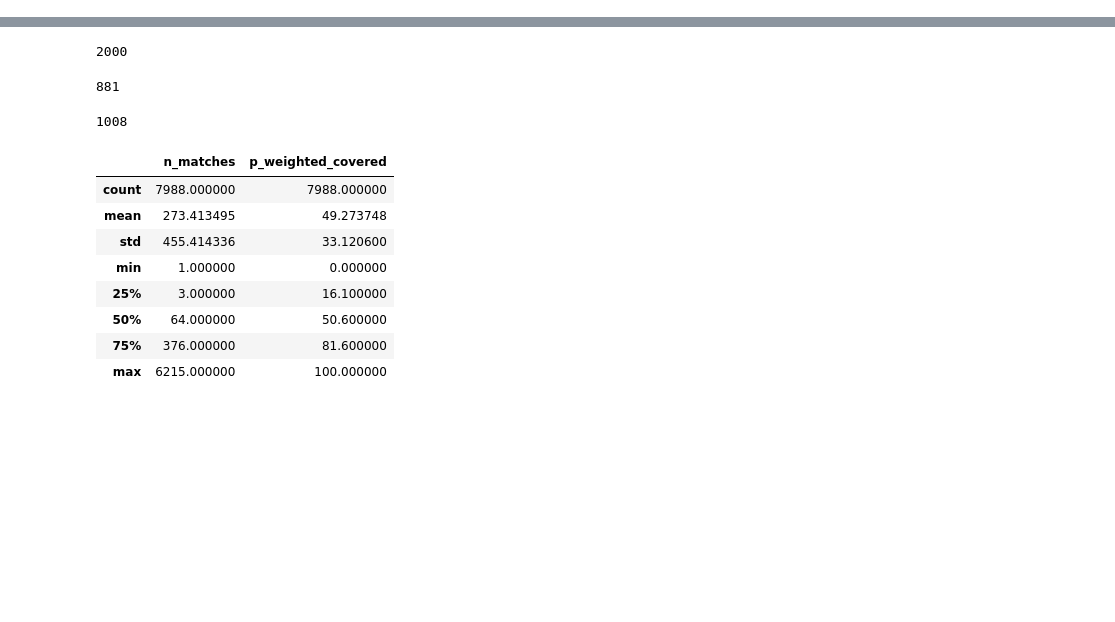
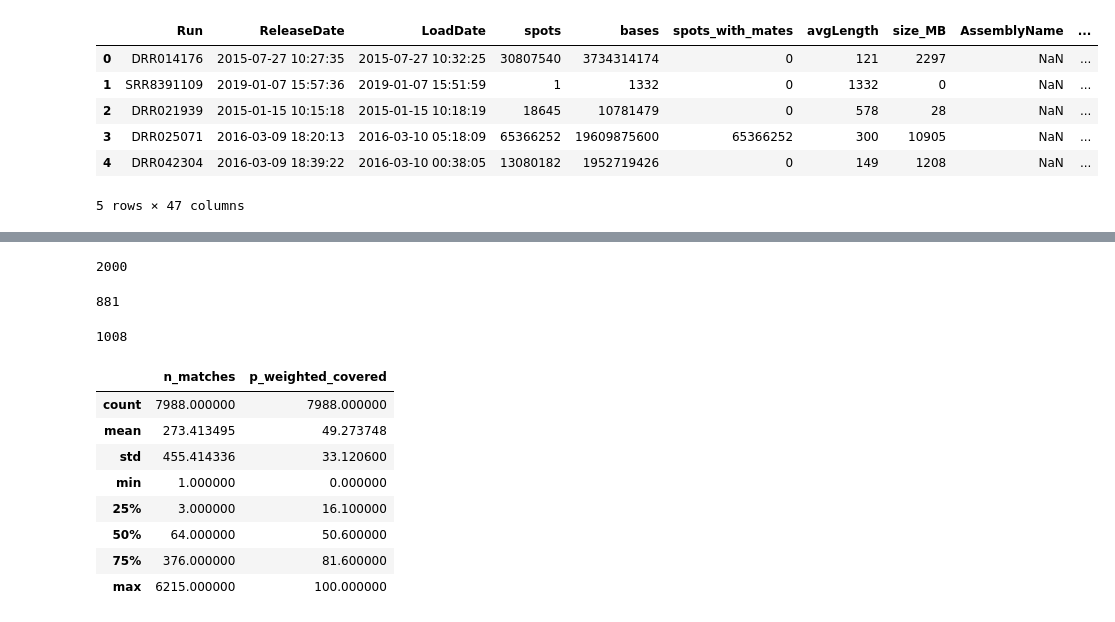
Before and after one commit to dib-lab/2022-sra-gather, a Jupyter notebook: overview.ipynb, the cells around one changed output, grey strips where cells are left out. Drawn from its saved outputs; the diff is of its cells as text; code cells hidden in the pictures; blank space fills up the shorter version.

```diff
--- a/overview.ipynb
+++ b/overview.ipynb
@@ -3,0 +14,11 @@ import pandas as pd
+# %%
+run_info = pd.read_csv('all.runinfo.csv')
+run_info.head()
+# %% [output]
+|  | Run | ReleaseDate | LoadDate | spots | bases | spots_with_mates | avgLength | size_MB | AssemblyName | ... |
+| 0 | DRR014176 | 2015-07-27 10:27:35 | 2015-07-27 10:32:25 | 30807540 | 3734314174 | 0 | 121 | 2297 | NaN | ... |
+| 1 | SRR8391109 | 2019-01-07 15:57:36 | 2019-01-07 15:51:59 | 1 | 1332 | 0 | 1332 | 0 | NaN | ... |
+| 2 | DRR021939 | 2015-01-15 10:15:18 | 2015-01-15 10:18:19 | 18645 | 10781479 | 0 | 578 | 28 | NaN | ... |
+| 3 | DRR025071 | 2016-03-09 18:20:13 | 2016-03-10 05:18:09 | 65366252 | 19609875600 | 65366252 | 300 | 10905 | NaN | ... |
+| 4 | DRR042304 | 2016-03-09 18:39:22 | 2016-03-10 00:38:05 | 13080182 | 1952719426 | 0 | 149 | 1208 | NaN | ... |
+5 rows × 47 columns
```
Also changed, not shown: parts of 15 cells of this notebook, 1 other file.
